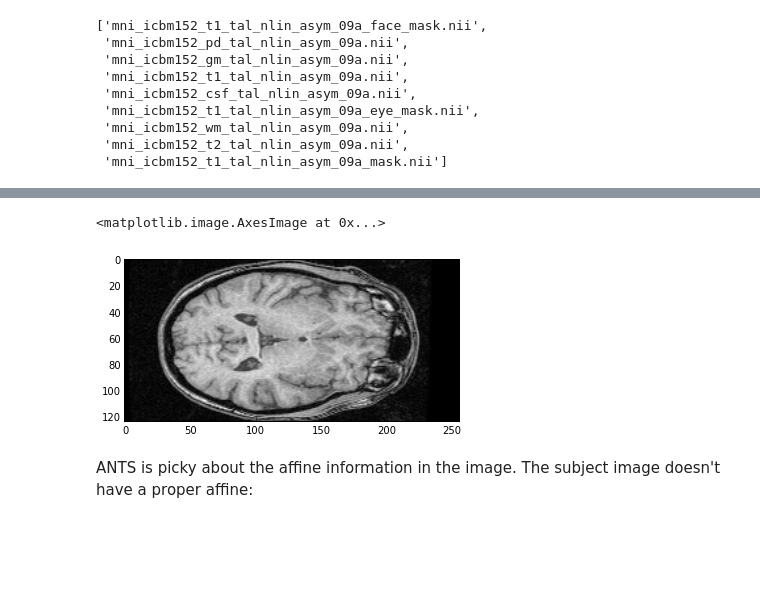
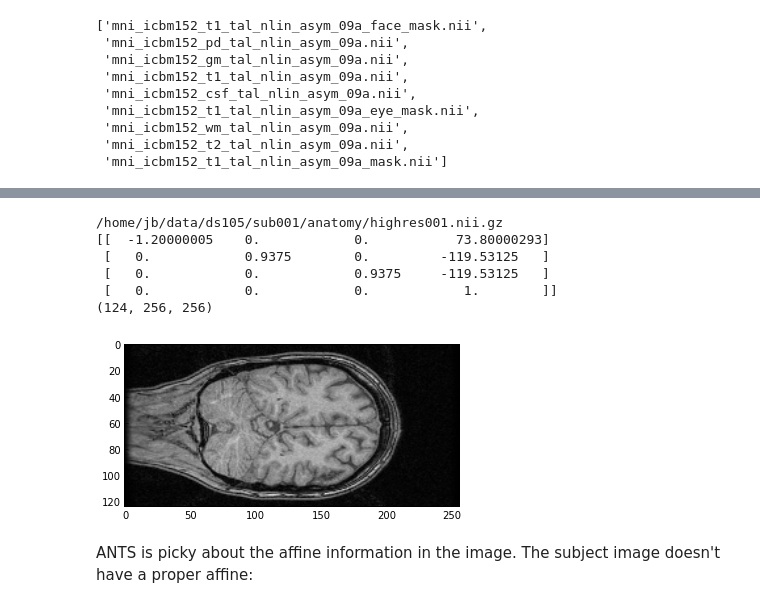
Before and after one commit to practical-neuroimaging/pna-notebooks, a Jupyter notebook: ANTS_normalization.ipynb, the cells around one changed output, grey strips where cells are left out. Drawn from its saved outputs; the diff is of its cells as text; code cells hidden in the pictures; blank space fills up the shorter version.

```diff
--- a/ANTS_normalization.ipynb
+++ b/ANTS_normalization.ipynb
@@ -29,6 +27,10 @@ os.listdir(MNI_PATH)
 # %%
 import nibabel as nib
-t1_fname = os.path.join(MNI_PATH, 'mni_icbm152_t1_tal_nlin_asym_09a.nii')
-t1_img = nib.load(t1_fname)
-plt.imshow(t1_img.get_data()[:, :, 90], cmap="gray")
+
+#template_fname = os.path.join(MNI_PATH, 'mni_icbm152_t1_tal_nlin_asym_09a_mask.nii')
+template_fname = os.path.join(MNI_PATH, 'mni_icbm152_t1_tal_nlin_asym_09a.nii')
+template_img = nib.load(template_fname)
+plt.imshow(template_img.get_data()[:, 70, :], cmap="gray")
+print template_img.get_affine()
+print template_img.shape
 # %% [output]
@@ -55,10 +46,19 @@ os.listdir(DATA_PATH)
 # %%
 anat_fname = os.path.join(DATA_PATH, 'sub001', 'anatomy', 'highres001.nii.gz')
+print anat_fname
+
 anat_img = nib.load(anat_fname)
-plt.imshow(anat_img.get_data()[:, :, 128], cmap="gray")
+plt.imshow(anat_img.get_data()[:, 80, :], cmap="gray")
+print anat_img.get_affine()
+print anat_img.shape
 # %% [output]
-<matplotlib.image.AxesImage at 0x...>
+/home/jb/data/ds105/sub001/anatomy/highres001.nii.gz
+[[  -1.20000005    0.            0.           73.80000293]
+ [   0.            0.9375        0.         -119.53125   ]
+ [   0.            0.            0.9375     -119.53125   ]
+ [   0.            0.            0.            1.        ]]
+(124, 256, 256)
-[figure, old version]
+[figure, new version]
 # %% [markdown]
 ANTS is picky about the affine information in the image.  The subject image doesn't have a proper affine:
 # %%
```
Also changed, not shown: parts of 36 cells of this notebook.
